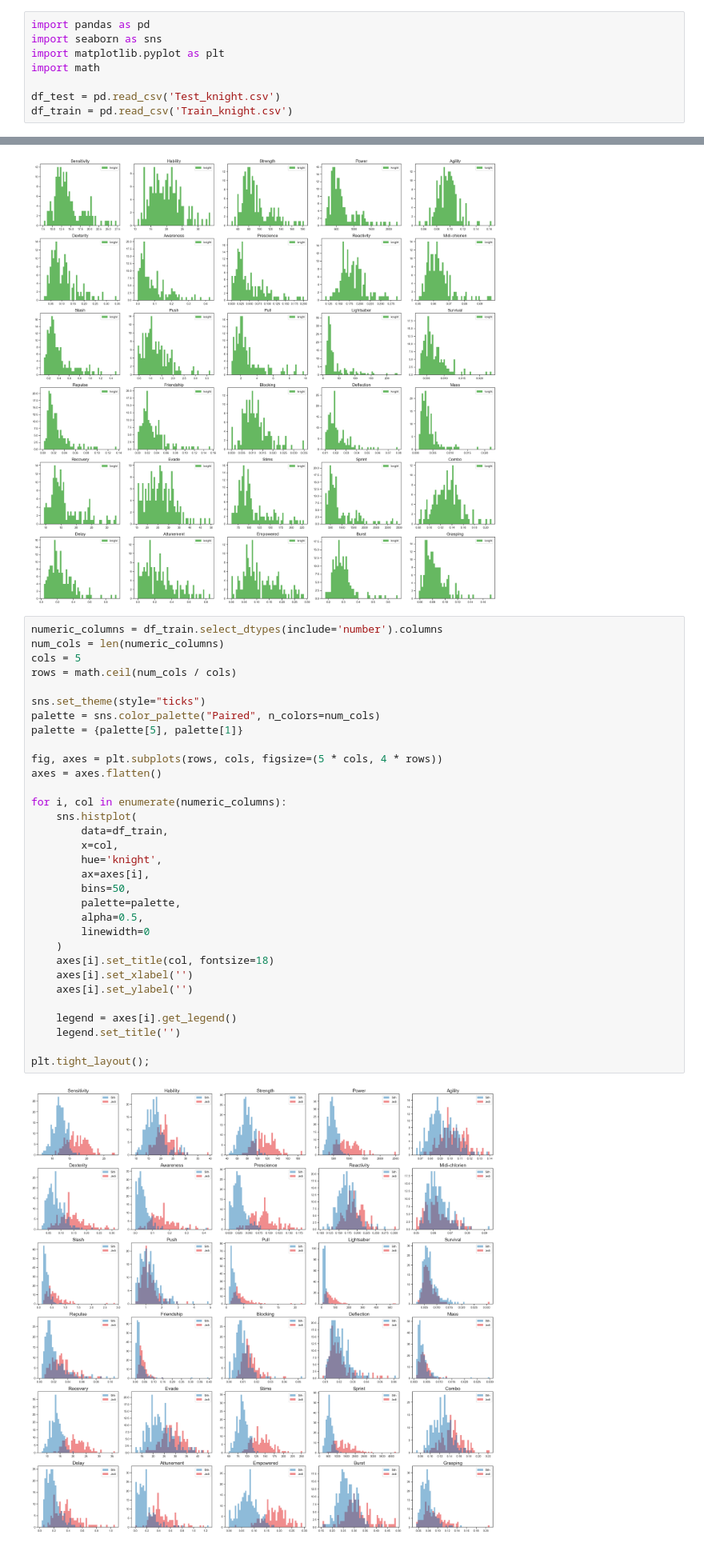
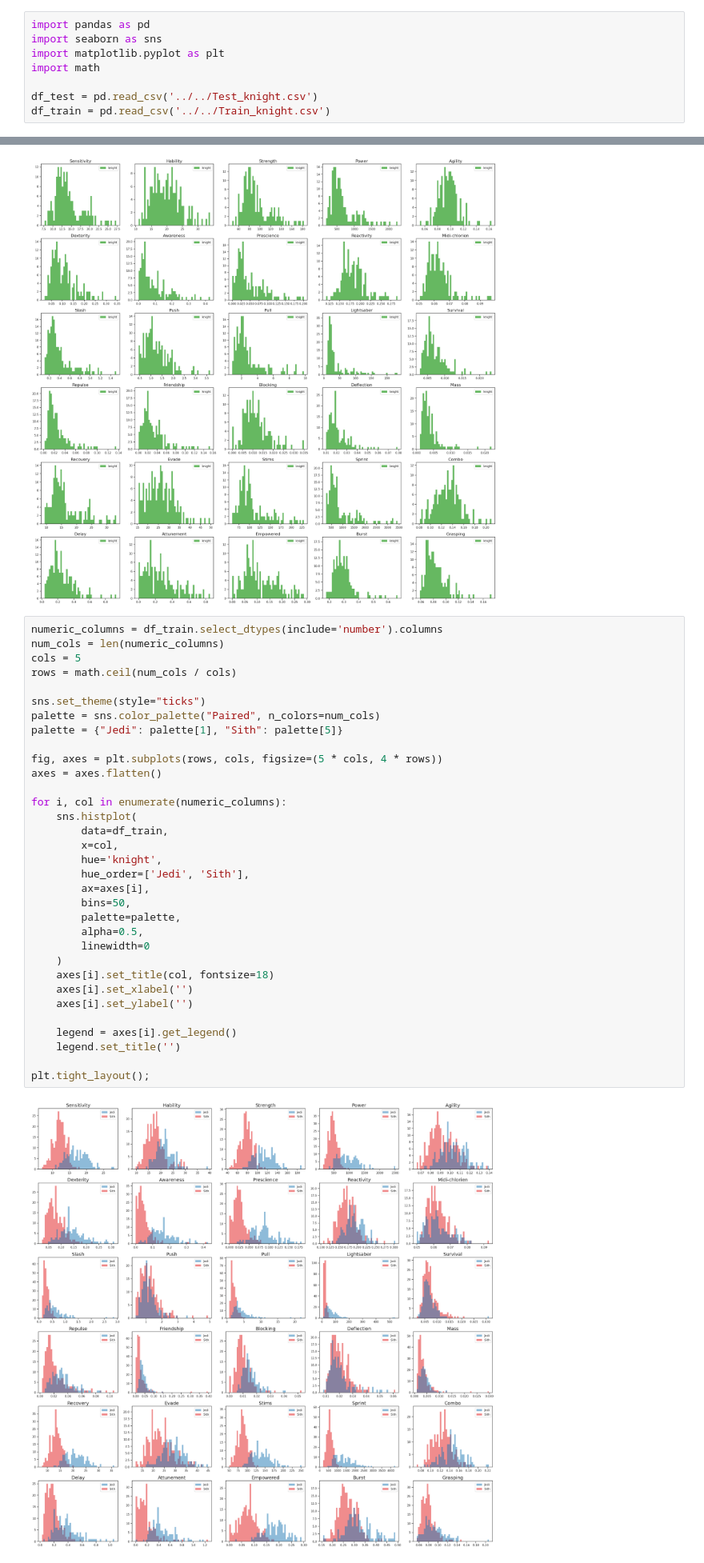
Before and after one commit to mdesmartin/piscine_datascience, a Jupyter notebook: 3_data_scientist_1/ex00/Histogram.ipynb, the cells around one changed output, grey strips where cells are left out. Shown at 80% size. Cells and saved outputs as stored; diff of their text form.

```diff
--- a/3_data_scientist_1/ex00/Histogram.ipynb
+++ b/3_data_scientist_1/ex00/Histogram.ipynb
@@ -7,8 +7,8 @@ import seaborn as sns
 import matplotlib.pyplot as plt
 import math
 
-df_test = pd.read_csv('Test_knight.csv')
-df_train = pd.read_csv('Train_knight.csv')
+df_test = pd.read_csv('../../Test_knight.csv')
+df_train = pd.read_csv('../../Train_knight.csv')
 # %% [markdown]
 ### Knight’s skills
 # %%
@@ -47,32 +47,33 @@ numeric_columns = df_train.select_dtypes(include='number').columns
 num_cols = len(numeric_columns)
 cols = 5
 rows = math.ceil(num_cols / cols)
 
 sns.set_theme(style="ticks")
 palette = sns.color_palette("Paired", n_colors=num_cols)
-palette = {palette[5], palette[1]}
+palette = {"Jedi": palette[1], "Sith": palette[5]}
 
 fig, axes = plt.subplots(rows, cols, figsize=(5 * cols, 4 * rows))
 axes = axes.flatten()
 
 for i, col in enumerate(numeric_columns):
     sns.histplot(
         data=df_train,
         x=col,
         hue='knight',
+        hue_order=['Jedi', 'Sith'],
         ax=axes[i],
         bins=50,
         palette=palette,
         alpha=0.5,
         linewidth=0
     )
     axes[i].set_title(col, fontsize=18)
     axes[i].set_xlabel('')
     axes[i].set_ylabel('')
 
     legend = axes[i].get_legend()
     legend.set_title('')
 
 plt.tight_layout();
 # %% [output]
-[figure, old version]
+[figure, new version]
```
Also changed, not shown: 7 other files.
